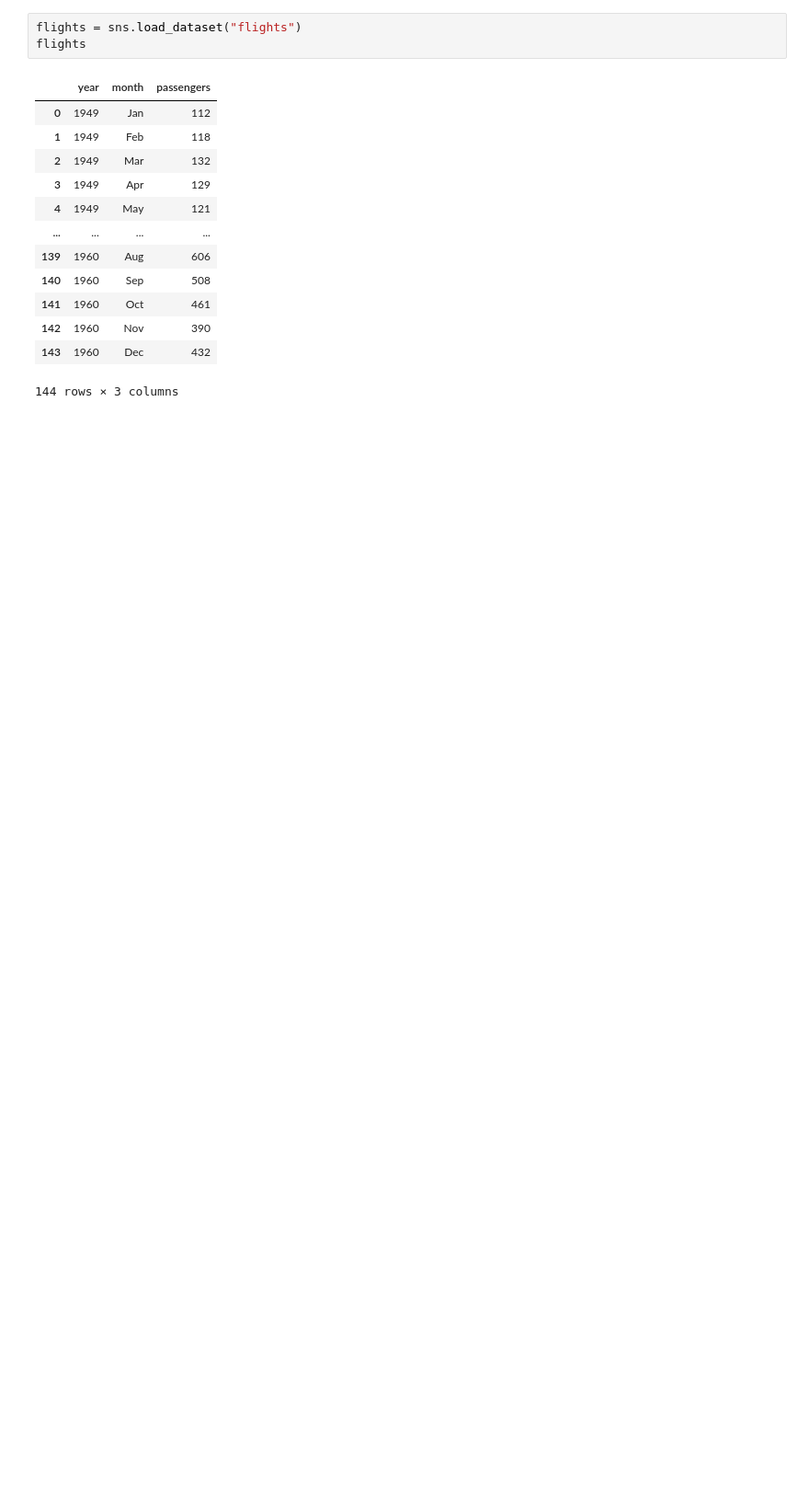
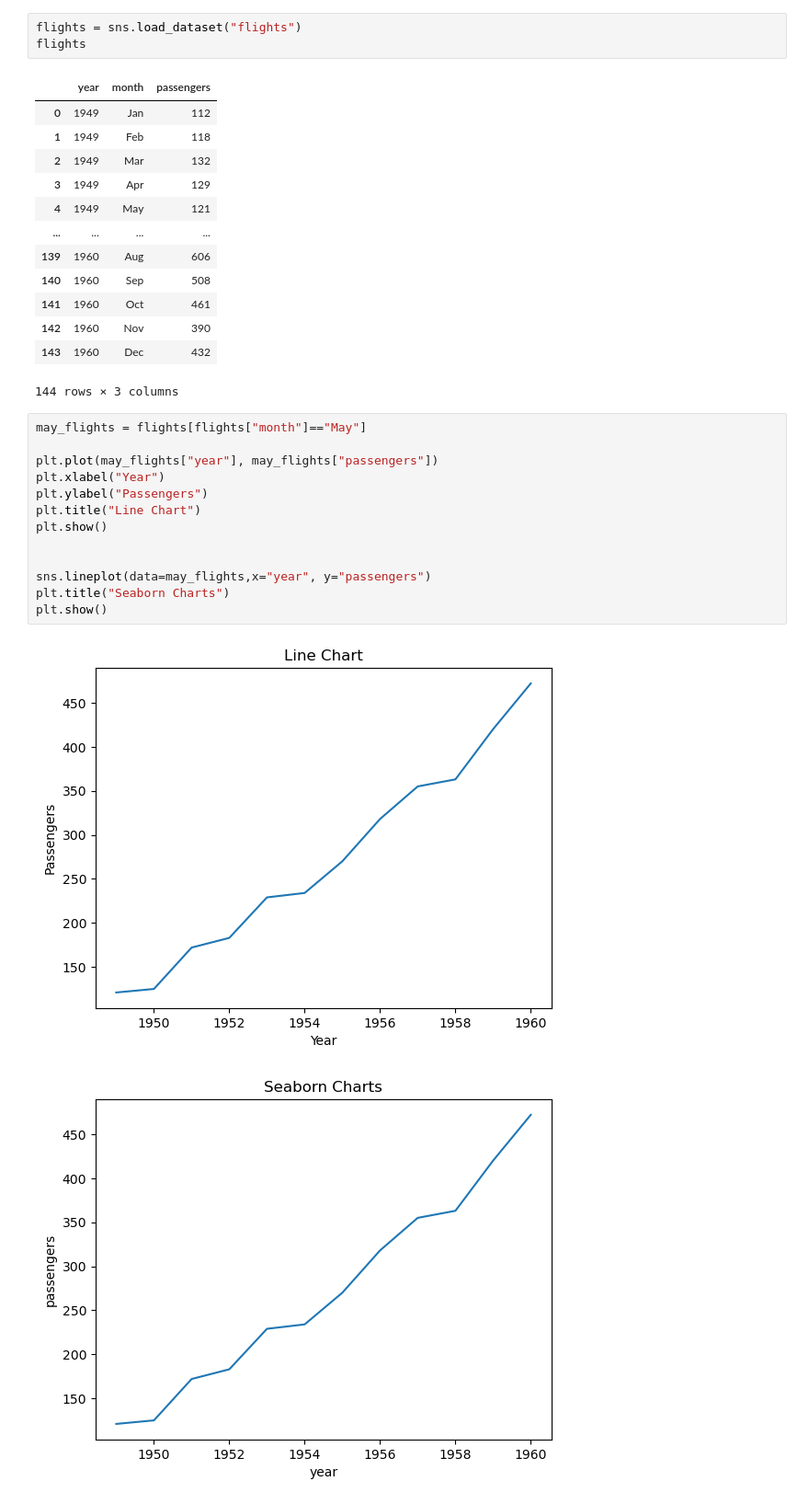
Before and after one commit to chuck-ankit/Python, a Jupyter notebook: Learning/05b_Matplotlib_Seaborn.ipynb, the cells around one changed output. Shown at 92% size. Saved outputs shown, nothing was run; the diff lists cells and outputs as text; blank space fills up the shorter version.

```diff
--- a/Learning/05b_Matplotlib_Seaborn.ipynb
+++ b/Learning/05b_Matplotlib_Seaborn.ipynb
@@ -22,3 +42,19 @@ flights
 | 142 | 1960 | Nov | 390 |
 | 143 | 1960 | Dec | 432 |
 144 rows × 3 columns
+# %%
+may_flights = flights[flights["month"]=="May"]
+
+plt.plot(may_flights["year"], may_flights["passengers"])
+plt.xlabel("Year")
+plt.ylabel("Passengers")
+plt.title("Line Chart")
+plt.show()
+
+
+sns.lineplot(data=may_flights,x="year", y="passengers")
+plt.title("Seaborn Charts")
+plt.show()
+# %% [output]
+[figure, added]
+[figure, added]
```
Also changed, not shown: parts of 8 cells of this notebook.
